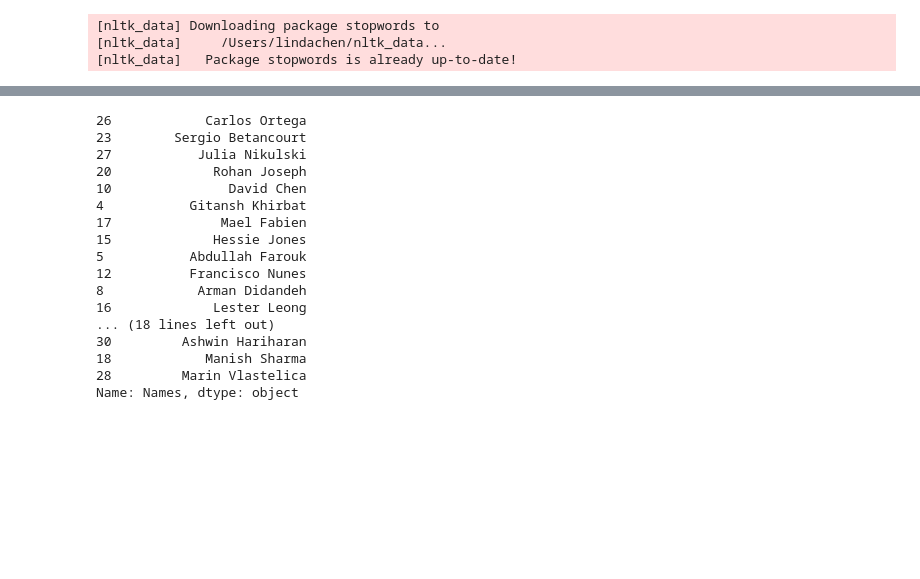
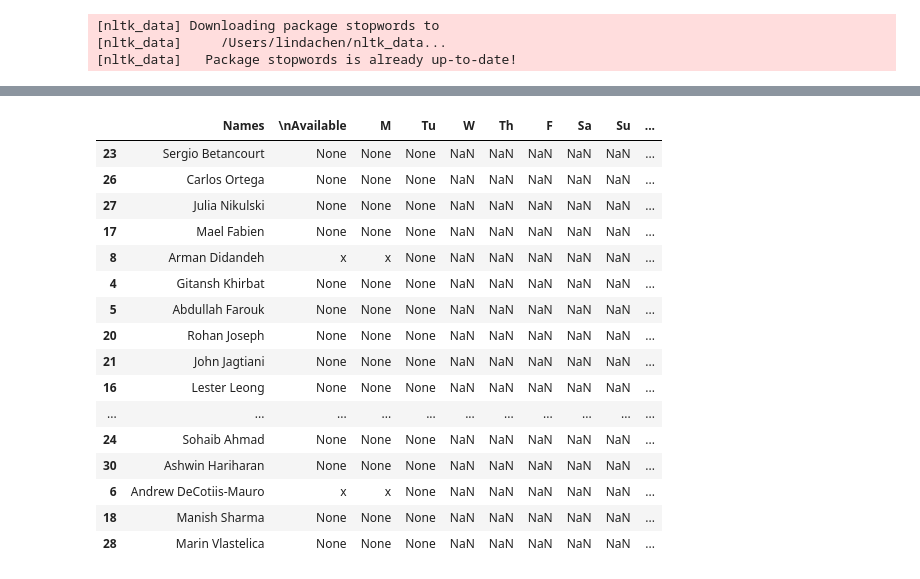
Before and after one commit to linnndachen/TDS-recomsys, a Jupyter notebook: juypter/recomm_local.ipynb, the cells around one changed output, grey strips where cells are left out. Drawn from its saved outputs; the diff is of its cells as text; code cells hidden in the pictures; blank space fills up the shorter version.

```diff
--- a/juypter/recomm_local.ipynb
+++ b/juypter/recomm_local.ipynb
@@ -141,0 +149,21 @@ def recommendations_glove(input, df=df, col='description'):
+# %%
+    vec_df = pd.read_pickle('models/vectors.pkl')
+
+    model = joblib.load('models/glove_model.pkl')
+    keywords = 'data collection, data ethics issues/initial assumptions'
+# %%
+def input_vec(input, model):
+    avgword2vec = None
+    count = 0
+    for word in input.split():
+        if word in model:
+            count += 1
+            if avgword2vec is None:
+                avgword2vec = model[word]
+            else:
+                avgword2vec = avgword2vec + model[word]
+
+    if avgword2vec is not None:
+        avgword2vec = avgword2vec / count
+
+    return avgword2vec
@@ -142,13 +190,14 @@ def recommendations_glove(input, df=df, col='description'):
 # %%
 def recomm_engine(keywords, vec_df, model):
-    unpickled_model = pd.read_pickle("models/glove_model.pkl")
-
     # vectorize the input
-    input_vector = glove2vec(keywords, model)
+    cleaned_input = clean_text(keywords)
+    input_vector = input_vec(cleaned_input, model)
 
     # finding cosine similarity for the vectors
     similarity = []
+    input_vector = input_vector.reshape(1,-1)
     for n in vec_df['vectors']:
+        n = n.reshape(1,-1)
         scores = cosine_similarity(input_vector, n)[0][0]
         similarity.append(scores)
 
@@ -157,27 +206,24 @@ def recomm_engine(keywords, vec_df, model):
     # sort and find the recommended movie
     vec_df = vec_df.sort_values(by=['similarity'], ascending=False)
 
-    return vec_df.loc[::, :'description']
+    return vec_df.loc[::, :'Title']
-# %%
-input = 'data collection, data ethics issues/initial assumptions'
-res = recommendations_glove(input=input, df=df, col='description')
-
-print(res)
-# %% [output]
-26            Carlos Ortega
-23        Sergio Betancourt
-27           Julia Nikulski
-20             Rohan Joseph
-10               David Chen
-4           Gitansh Khirbat
-17              Mael Fabien
-15             Hessie Jones
-5           Abdullah Farouk
-12          Francisco Nunes
-8            Arman Didandeh
-16             Lester Leong
-... (18 lines left out)
-30         Ashwin Hariharan
-18            Manish Sharma
-28         Marin Vlastelica
-Name: Names, dtype: object
+# %%
+recomm_engine(keywords, vec_df, model)
+# %% [output]
+|  | Names | \nAvailable | M | Tu | W | Th | F | Sa | Su | ... |
+| 23 | Sergio Betancourt | None | None | None | NaN | NaN | NaN | NaN | NaN | ... |
+| 26 | Carlos Ortega | None | None | None | NaN | NaN | NaN | NaN | NaN | ... |
+| 27 | Julia Nikulski | None | None | None | NaN | NaN | NaN | NaN | NaN | ... |
+| 17 | Mael Fabien | None | None | None | NaN | NaN | NaN | NaN | NaN | ... |
+| 8 | Arman Didandeh | x | x | None | NaN | NaN | NaN | NaN | NaN | ... |
+| 4 | Gitansh Khirbat | None | None | None | NaN | NaN | NaN | NaN | NaN | ... |
+| 5 | Abdullah Farouk | None | None | None | NaN | NaN | NaN | NaN | NaN | ... |
+| 20 | Rohan Joseph | None | None | None | NaN | NaN | NaN | NaN | NaN | ... |
+| 21 | John Jagtiani | None | None | None | NaN | NaN | NaN | NaN | NaN | ... |
+| 16 | Lester Leong | None | None | None | NaN | NaN | NaN | NaN | NaN | ... |
+| ... | ... | ... | ... | ... | ... | ... | ... | ... | ... | ... |
+| 24 | Sohaib Ahmad | None | None | None | NaN | NaN | NaN | NaN | NaN | ... |
+| 30 | Ashwin Hariharan | None | None | None | NaN | NaN | NaN | NaN | NaN | ... |
+| 6 | Andrew DeCotiis-Mauro | x | x | None | NaN | NaN | NaN | NaN | NaN | ... |
+| 18 | Manish Sharma | None | None | None | NaN | NaN | NaN | NaN | NaN | ... |
+| 28 | Marin Vlastelica | None | None | None | NaN | NaN | NaN | NaN | NaN | ... |
```
Also changed, not shown: parts of 5 cells of this notebook, 1 other file.
